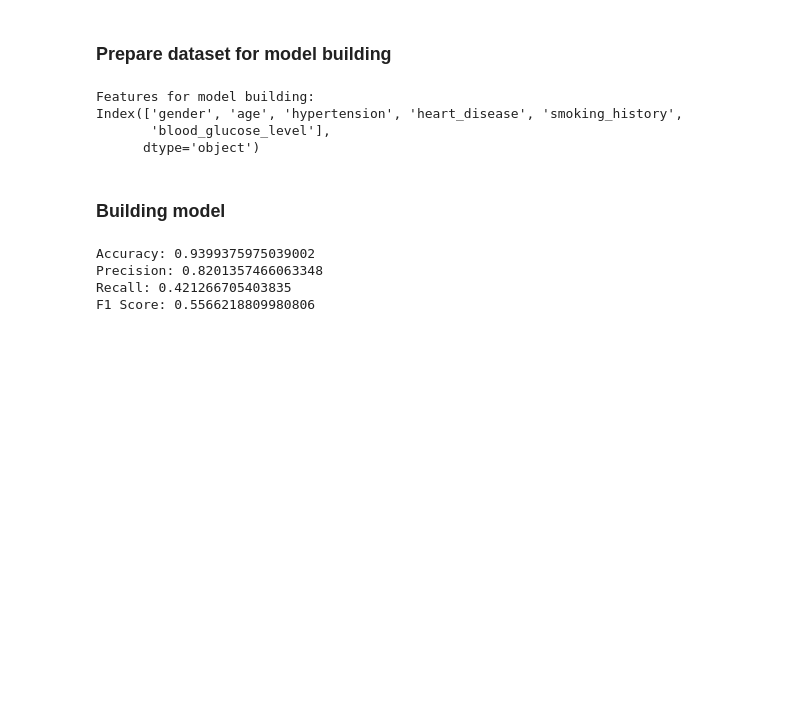
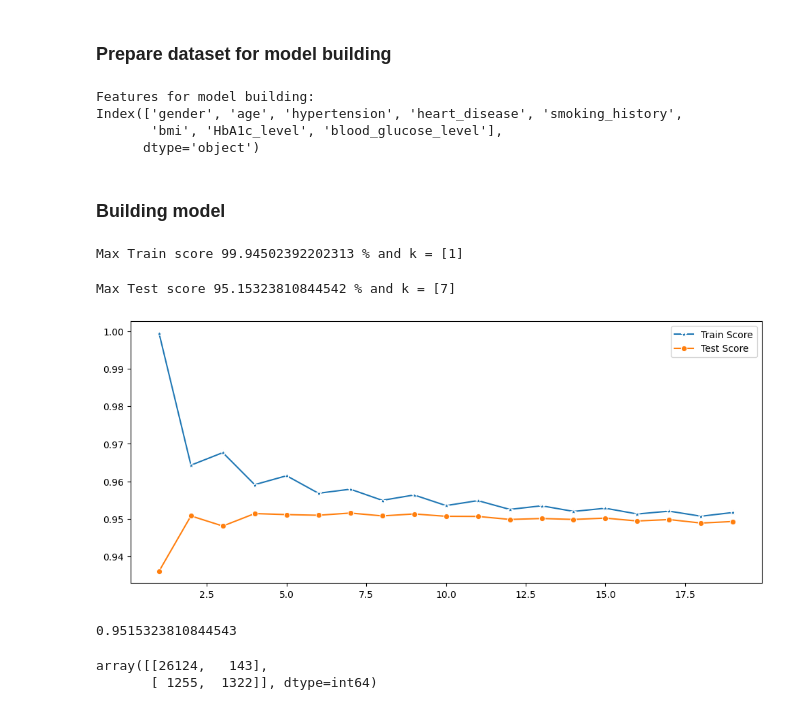
Before and after one commit to PhatNguyen55/Machine_Learning-Diabetes_Prediction, a Jupyter notebook: KNN.ipynb, the cells around one changed output. Saved outputs shown, nothing was run; the diff lists cells and outputs as text; code cells hidden in the pictures; blank space fills up the shorter version.

Commit message:
update KNN model

```diff
--- a/KNN.ipynb
+++ b/KNN.ipynb
@@ -21,7 +23,7 @@ df_encoded.head()
 # %% [markdown]
 ### Prepare dataset for model building
 # %%
-x = df_encoded.drop(columns=['bmi', 'HbA1c_level', 'diabetes'])
+x = df_encoded.drop(columns=['diabetes'])
 y = df_encoded['diabetes']
 
 # Verify the remaining features in X
@@ -30,37 +32,50 @@ print(x.columns)
 # %% [output]
 Features for model building:
 Index(['gender', 'age', 'hypertension', 'heart_disease', 'smoking_history',
-       'blood_glucose_level'],
+       'bmi', 'HbA1c_level', 'blood_glucose_level'],
       dtype='object')
 # %% [markdown]
 ### Building model
-# %%
-# Split data into training and testing sets
-x_train, x_test, y_train, y_test = train_test_split(x, y, test_size=0.2, random_state=42)
-
-# Initialize the KNN classifier with chosen k value
-k = 5  # You can experiment with different k values
-knn_model = KNeighborsClassifier(n_neighbors=k)
-
-# Train the model
-knn_model.fit(x_train, y_train)
-
-# Make predictions on the test set
-y_pred = knn_model.predict(x_test)
-
-# Evaluate the model's performance
-accuracy = accuracy_score(y_test, y_pred)
-precision = precision_score(y_test, y_pred)
-recall = recall_score(y_test, y_pred)
-f1 = f1_score(y_test, y_pred)
-
-# Output the results
-print(f"Accuracy: {accuracy}")
-print(f"Precision: {precision}")
-print(f"Recall: {recall}")
-print(f"F1 Score: {f1}")
-# %% [output]
-Accuracy: 0.9399375975039002
-Precision: 0.8201357466063348
-Recall: 0.421266705403835
-F1 Score: 0.5566218809980806
+# %%
+# Split data into training and testing sets
+X_train, X_test, y_train, y_test = train_test_split(x, y, test_size=0.3, random_state=42)
+
+
+train_scores = []
+test_scores = []
+
+for i in range (1,20):
+    knn_model = KNeighborsClassifier(i)
+    knn_model.fit(X_train, y_train)
+    train_scores.append(knn_model.score(X_train, y_train))
+    test_scores.append(knn_model.score(X_test,y_test))
+# %%
+max_train_score = max(train_scores)
+train_scores_index = [i for i, v in enumerate(train_scores) if v == max_train_score]
+print("Max Train score {} % and k = {}".format(max_train_score*100, list(map(lambda x : x+1, train_scores_index))))
+# %% [output]
+Max Train score 99.94502392202313 % and k = [1]
+# %%
+max_test_socre = max(test_scores)
+test_score_index = [i for i, v in enumerate(test_scores) if v == max_test_socre]
+print("Max Test score {} % and k = {}".format(max_test_socre*100, list(map(lambda x : x+1, test_score_index))))
+# %% [output]
+Max Test score 95.15323810844542 % and k = [7]
+# %%
+plt.figure(figsize=(12, 5))
+p = sns.lineplot(x=range(1, 20), y=train_scores, marker="*", label='Train Score')
+p = sns.lineplot(x=range(1, 20), y=test_scores, marker="o", label='Test Score')
+# %% [output]
+[figure, added]
+# %%
+knn_model = KNeighborsClassifier(7)
+knn_model.fit(X_train, y_train)
+knn_model.score(X_test,y_test)
+# %% [output]
+0.9515323810844543
+# %%
+y_pred = knn_model.predict(X_test)
+confusion_matrix(y_test, y_pred)
+# %% [output]
+array([[26124,   143],
+       [ 1255,  1322]], dtype=int64)
```
Also changed, not shown: parts of 2 cells of this notebook, 1 other file.
